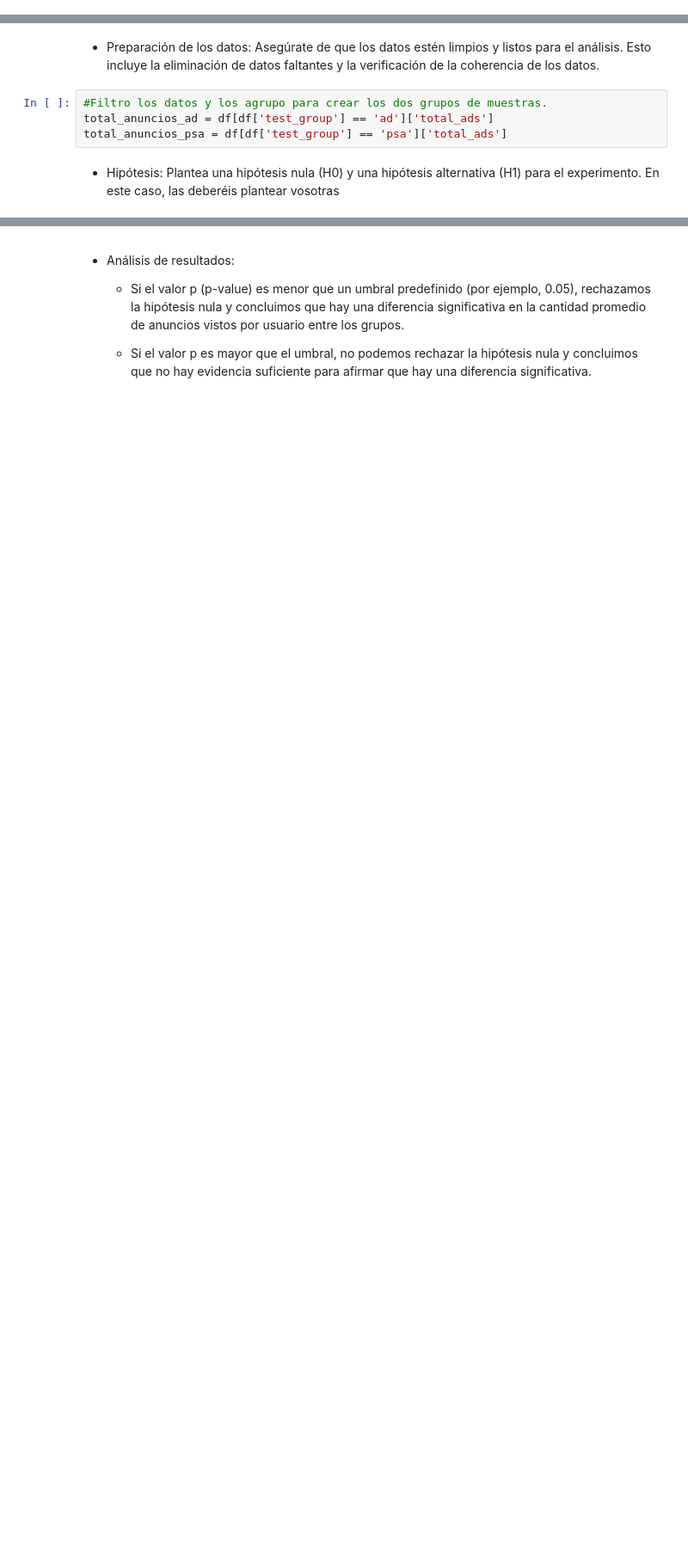
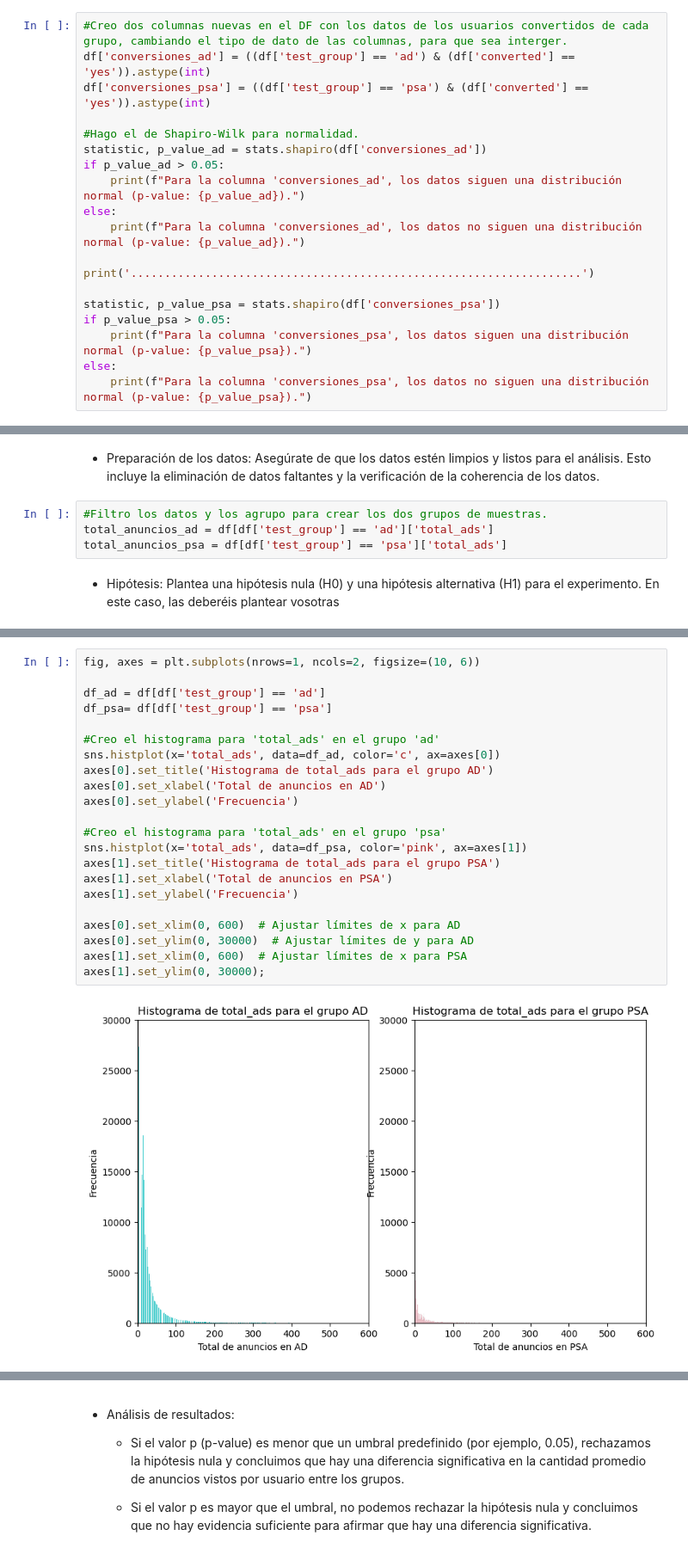
Before and after one commit to TaniaGraff/Modulo3, a Jupyter notebook: Ejercicios_Pair_Programming_A_B_Testing.ipynb, the cells around one changed output, grey strips where cells are left out. Shown at 86% size. Drawn from its saved outputs; the diff is of its cells as text; blank space fills up the shorter version.

```diff
--- a/Ejercicios_Pair_Programming_A_B_Testing.ipynb
+++ b/Ejercicios_Pair_Programming_A_B_Testing.ipynb
@@ -144,3 +146,22 @@ axes[1].set_ylabel('Frecuencia')
 axes[1].set_ylim(0, 600000);
 # %% [output]
 [figure]
+# %%
+#Creo dos columnas nuevas en el DF con los datos de los usuarios convertidos de cada grupo, cambiando el tipo de dato de las columnas, para que sea interger.
+df['conversiones_ad'] = ((df['test_group'] == 'ad') & (df['converted'] == 'yes')).astype(int)
+df['conversiones_psa'] = ((df['test_group'] == 'psa') & (df['converted'] == 'yes')).astype(int)
+
+#Hago el de Shapiro-Wilk para normalidad.
+statistic, p_value_ad = stats.shapiro(df['conversiones_ad'])
+if p_value_ad > 0.05:
+    print(f"Para la columna 'conversiones_ad', los datos siguen una distribución normal (p-value: {p_value_ad}).")
+else:
+    print(f"Para la columna 'conversiones_ad', los datos no siguen una distribución normal (p-value: {p_value_ad}).")
+
+print('...................................................................')
+
+statistic, p_value_psa = stats.shapiro(df['conversiones_psa'])
+if p_value_psa > 0.05:
+    print(f"Para la columna 'conversiones_psa', los datos siguen una distribución normal (p-value: {p_value_psa}).")
+else:
+    print(f"Para la columna 'conversiones_psa', los datos no siguen una distribución normal (p-value: {p_value_psa}).")
@@ -226,0 +272,24 @@ total_anuncios_psa = df[df['test_group'] == 'psa']['total_ads']
+# %%
+fig, axes = plt.subplots(nrows=1, ncols=2, figsize=(10, 6))
+
+df_ad = df[df['test_group'] == 'ad']
+df_psa= df[df['test_group'] == 'psa']
+
+#Creo el histograma para 'total_ads' en el grupo 'ad'
+sns.histplot(x='total_ads', data=df_ad, color='c', ax=axes[0])
+axes[0].set_title('Histograma de total_ads para el grupo AD')
+axes[0].set_xlabel('Total de anuncios en AD')
+axes[0].set_ylabel('Frecuencia')
+
+#Creo el histograma para 'total_ads' en el grupo 'psa'
+sns.histplot(x='total_ads', data=df_psa, color='pink', ax=axes[1])
+axes[1].set_title('Histograma de total_ads para el grupo PSA')
+axes[1].set_xlabel('Total de anuncios en PSA')
+axes[1].set_ylabel('Frecuencia')
+
+axes[0].set_xlim(0, 600)  # Ajustar límites de x para AD
+axes[0].set_ylim(0, 30000)  # Ajustar límites de y para AD
+axes[1].set_xlim(0, 600)  # Ajustar límites de x para PSA
+axes[1].set_ylim(0, 30000);
+# %% [output]
+[figure, added]
```
Also changed, not shown: parts of 23 cells of this notebook.
